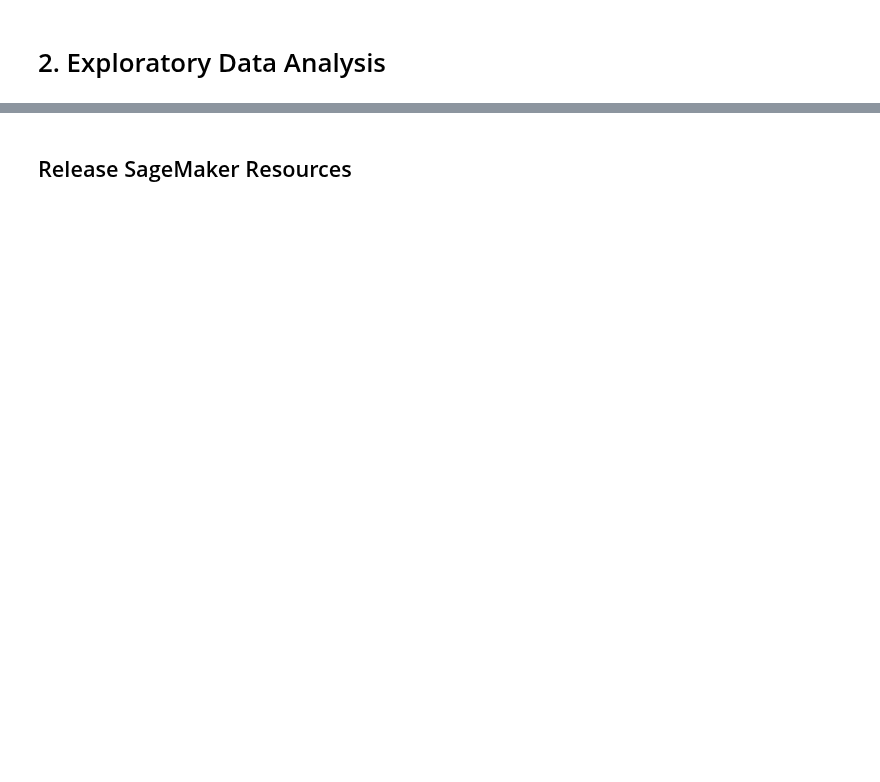
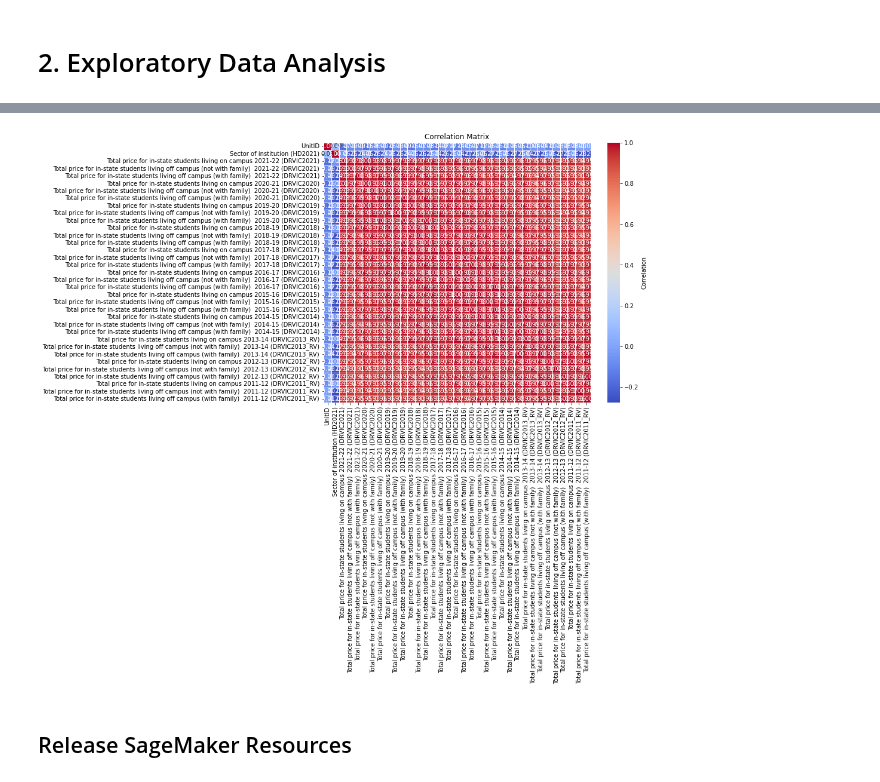
Before and after one commit to dsklnr/ADS508, a Jupyter notebook: CollegeAffordability.ipynb, the cells around one changed output, grey strips where cells are left out. Cells and saved outputs as stored; diff of their text form; code cells hidden in the pictures; blank space fills up the shorter version.

Commit message:
updated datasets used

```diff
--- a/CollegeAffordability.ipynb
+++ b/CollegeAffordability.ipynb
@@ -190,9 +236,17 @@ table_2 = pd.read_sql(statement, conn)
 # %% [markdown]
 # 2. Exploratory Data Analysis
 # %%
-import csv
+df_sticker_price = pd.read_csv(s3_public_path_tuition +
+                          "StickerPrice.csv")
+df_net_price = pd.read_csv(s3_public_path_tuition +
+                          "NetPrice.csv")
+df_unemployment = pd.read_csv(s3_public_path_usda +
+                          "Unemployment.csv")
+df_poverty = pd.read_csv(s3_public_path_usda +
+                          "PovertyEstimates.csv")
 
-df_colleges = pd.read_csv(s3_public_path_kaggle +
-                          "college_data.csv")
-df_colleges.shape
+print("Sticker Price Dataset Shape:", df_sticker_price.shape)
+print("Net Price Dataset Shape:", df_net_price.shape)
+print("Unemployment Dataset Shape:", df_unemployment.shape)
+print("Poverty Dataset Shape:", df_poverty.shape)
 # %% [output]
@@ -219,3 +361,15 @@ df_stickerprice.head()
+# %%
+# assign correlation function to new variable
+corr = df_sticker_price.corr()
+corr
+
+# Create a heatmap using seaborn
+plt.figure(figsize=(10, 8))
+sns.heatmap(corr, annot=True, cmap='coolwarm', fmt=".2f", linewidths=0.5, mask=corr.isnull(), cbar_kws={'label': 'Correlation'})
+plt.title('Correlation Matrix')
+plt.show()
+# %% [output]
+[figure, added]
 # %% [markdown]
 ## Release SageMaker Resources
 # %%
```
Also changed, not shown: parts of 28 cells of this notebook.
